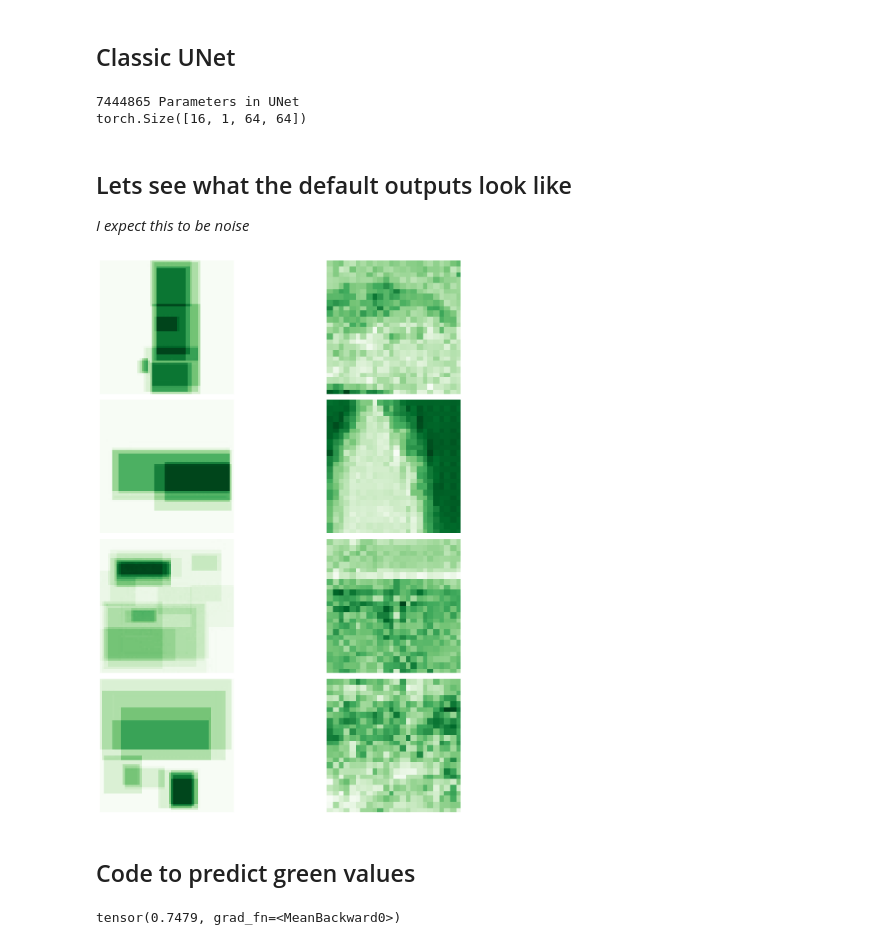
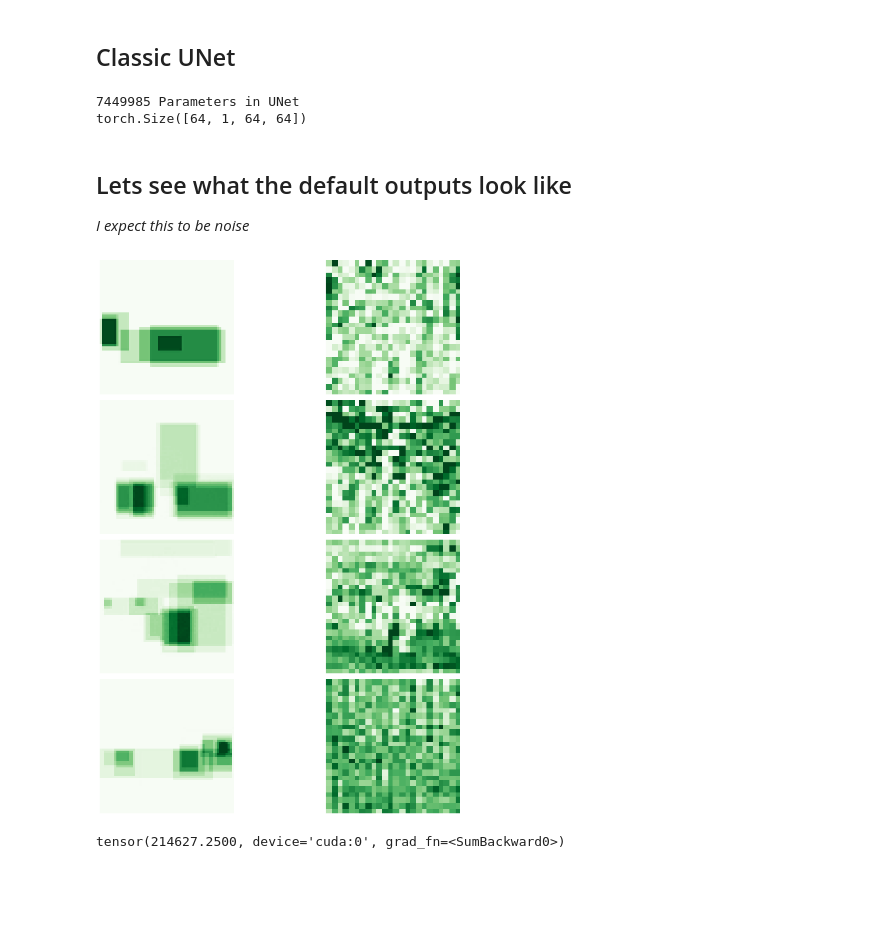
Before and after one commit to BabarKhanDev/Dissertation, a Jupyter notebook: memorability.ipynb, the cells around one changed output. Saved outputs shown, nothing was run; the diff lists cells and outputs as text; code cells hidden in the pictures; blank space fills up the shorter version.

```diff
--- a/memorability.ipynb
+++ b/memorability.ipynb
@@ -35,8 +48,8 @@ I need to create a custom dataclass because the labels are more complex than str
 # %%
 class VISCHEMA_PLUS(Dataset):
     def __init__(self,
-                 image_dir = 'VISCHEMA_PLUS/images',
-                 label_dir = 'VISCHEMA_PLUS/vms',
+                 image_dir = 'data/images',
+                 label_dir = 'data/vms',
                  transform = None):
 
         self.transform = transform
@@ -77,7 +90,7 @@ train_size = int(0.8 * len(dataset))
 test_size = len(dataset) - train_size
 train_dataset, test_dataset = torch.utils.data.random_split(dataset, [train_size, test_size])
 
-batch_size = 16
+batch_size = 64
 train_loader = DataLoader(dataset = train_dataset, batch_size = batch_size, shuffle=True)
 test_loader = DataLoader(dataset = test_dataset, batch_size = batch_size, shuffle=True)
 
@@ -143,7 +155,7 @@ class Block(nn.Module):
         return self.main(x)
 
 class Encoder(nn.Module):
-    def __init__(self, channels=(3,64,128,256,512)):
+    def __init__(self, channels=(3,64,256,512)):
         super().__init__()
         self.encoding_blocks = nn.ModuleList(
             [Block(channels[i], channels[i+1]) for i in range(len(channels)-1)]
@@ -161,7 +173,7 @@ class Encoder(nn.Module):
         return features
 
 class Decoder(nn.Module):
-    def __init__(self, channels=(512, 256, 128, 64)):
+    def __init__(self, channels=(512,256, 64)):
         super().__init__()
         self.channels = channels
         self.upconvs = nn.ModuleList([nn.ConvTranspose2d(self.channels[i], self.channels[i+1],2,2) for i in range(len(channels)-1)])
@@ -185,7 +197,7 @@ class Decoder(nn.Module):
 class UNet(nn.Module):
     def __init__(self,
                  encode_channels=(3,128,256,512),
-                 decode_channels=(512, 256, 128),
+                 decode_channels=(512,256,128),
                  num_class=1,
                  retain_dim=True,
                  output_size=(572,572)):
@@ -233,32 +245,30 @@ print(f'{total_params} Parameters in UNet')
 output = green_model(images)
 print(output.shape)
 # %% [output]
-7444865 Parameters in UNet
-torch.Size([16, 1, 64, 64])
+7449985 Parameters in UNet
+torch.Size([64, 1, 64, 64])
 # %% [markdown]
 ## Lets see what the default outputs look like
 <i> I expect this to be noise <i>
 # %%
 import matplotlib.pyplot as plt
 
 _, labels = next(iter(train_loader))
 figure = plt.figure(figsize=(15,15))
-output = model(images)
+output = green_model(images)
 
 cols, rows = 2, 4
 for i in range(rows):
     figure.add_subplot(rows,cols, cols*i+1)
     plt.axis("off")
     plt.imshow((labels[i][1].cpu().detach().squeeze() +1 )/ 2, cmap='Greens' )
     figure.add_subplot(rows,cols, cols*i+2)
     plt.axis("off")
     plt.imshow((output[i].cpu().detach().squeeze() +1 )/ 2, cmap='Greens' )
 plt.tight_layout()
 plt.show()
 # %% [output]
-[figure, old version]
+[figure, new version]
-# %% [markdown]
-## Code to predict green values
 # %%
 # Set up our training environment
 device = torch.device("cuda" if torch.cuda.is_available() else "cpu")
@@ -304,9 +314,9 @@ images, labels = images.to(device), labels.to(device)
 output = green_model(images)
 
 green_loss = loss_func(output[:,0],labels[:,1])
-print(loss)
+print(green_loss)
 # %% [output]
-tensor(0.7479, grad_fn=<MeanBackward0>)
+tensor(214627.2500, device='cuda:0', grad_fn=<SumBackward0>)
 # %%
 print('Starting Training')
 
```
Also changed, not shown: parts of 15 cells of this notebook, 2 other files.
